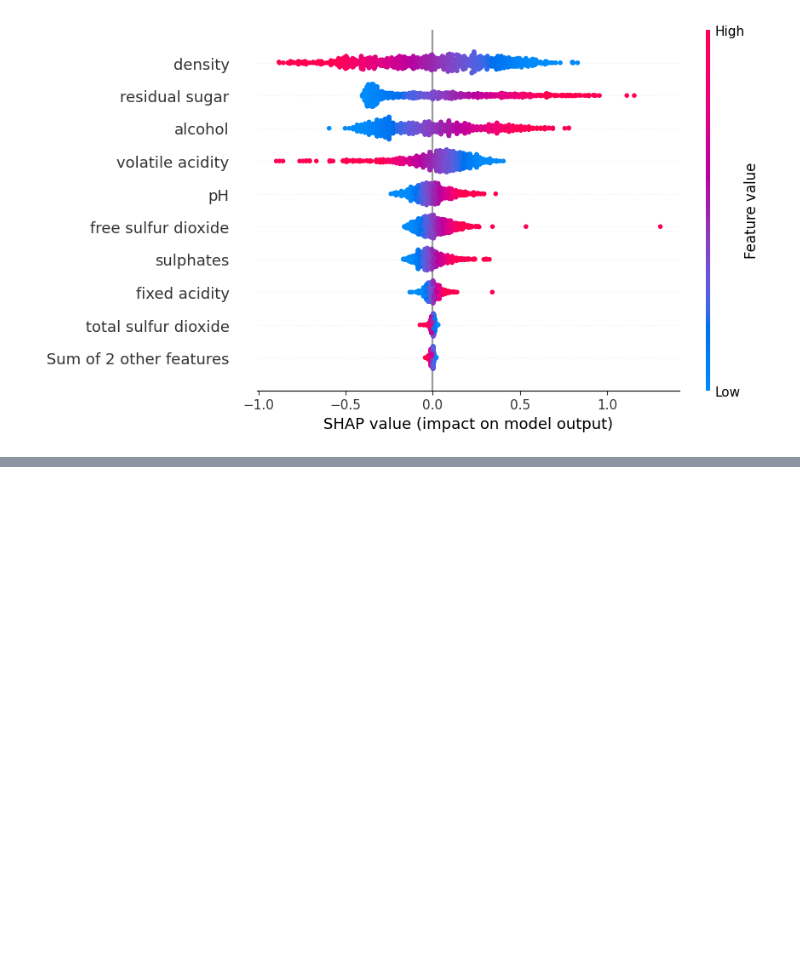
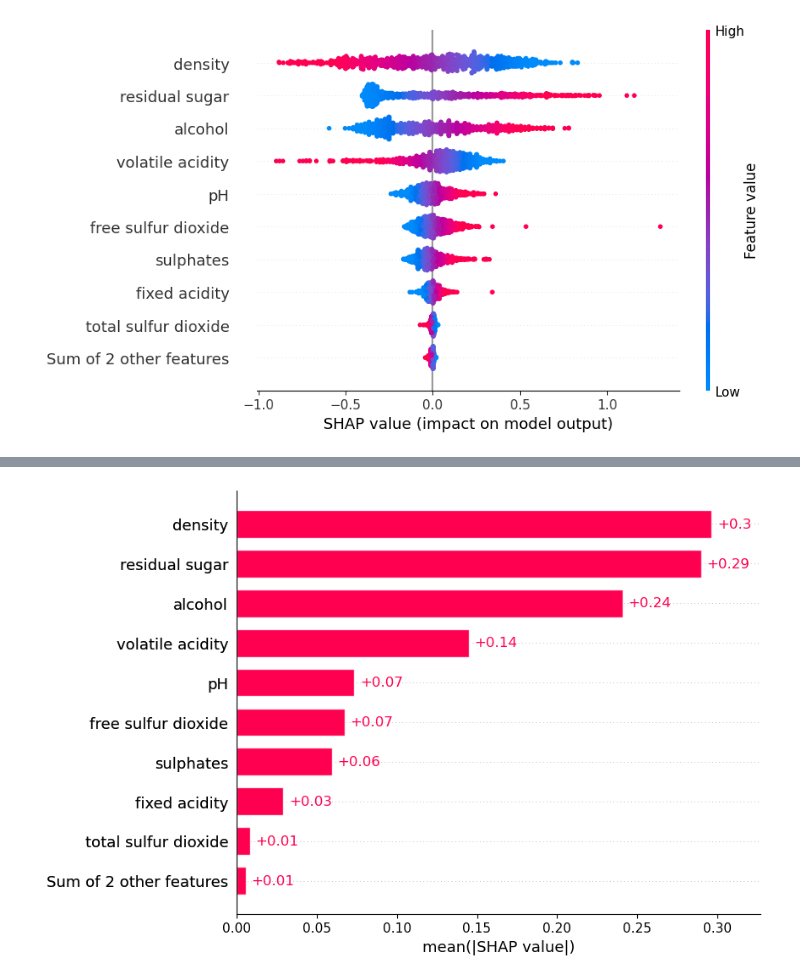
Before and after one commit to AndrewSwinn/Regression, a Jupyter notebook: wine/wine-regression - packages.ipynb, the cells around one changed output, grey strips where cells are left out. Cells and saved outputs as stored; diff of their text form; code cells hidden in the pictures; blank space fills up the shorter version.

```diff
--- a/wine/wine-regression - packages.ipynb
+++ b/wine/wine-regression - packages.ipynb
@@ -1208,0 +102,4 @@ shap.plots.beeswarm(shap_values)
+# %%
+shap.plots.bar(shap_values)
+# %% [output]
+[figure, added]
```
Also changed, not shown: parts of 10 cells of this notebook, 7 other files.
